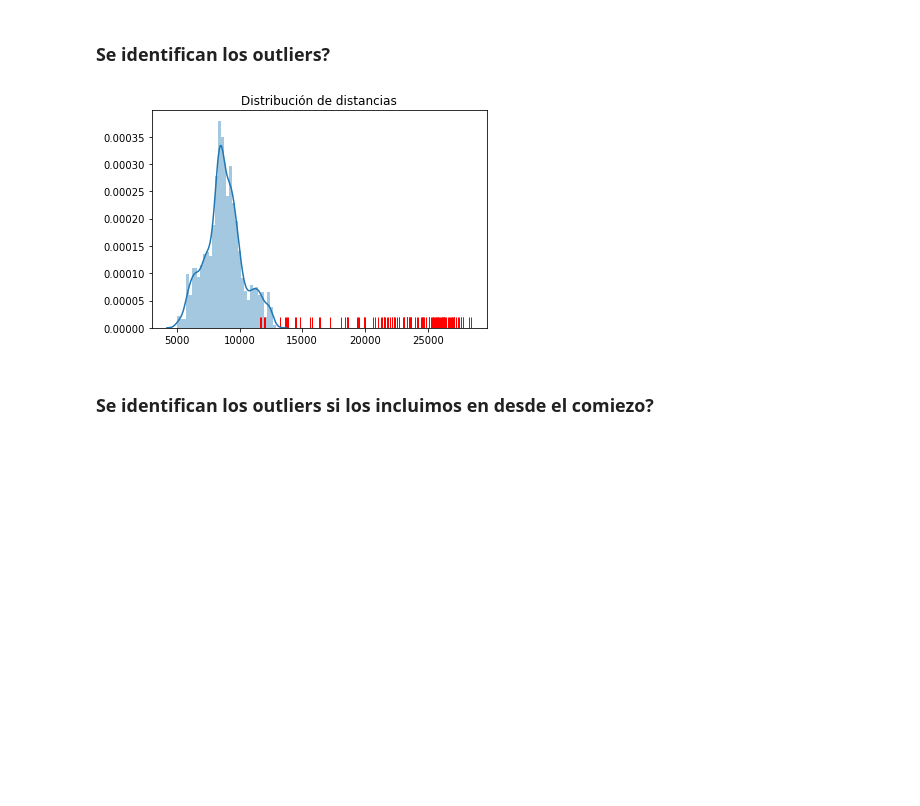
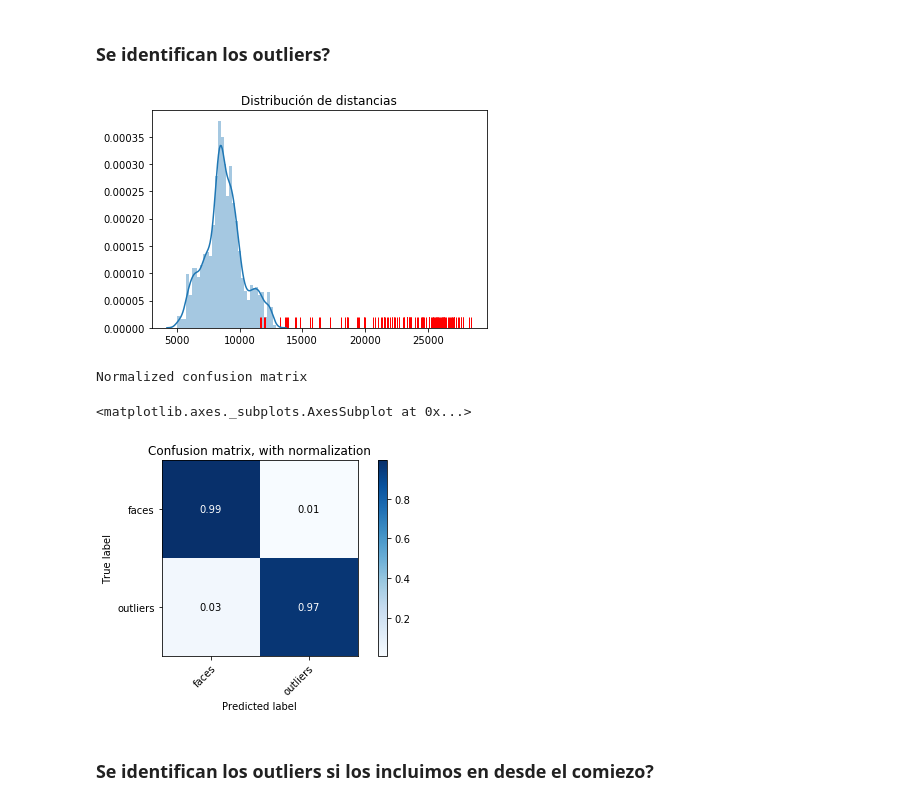
Before and after one commit to BaoxiticDC/Proyecto_Integrador1, a Jupyter notebook: Entrega1.ipynb, the cells around one changed output. Cells and saved outputs as stored; diff of their text form; code cells hidden in the pictures; blank space fills up the shorter version.

```diff
--- a/Entrega1.ipynb
+++ b/Entrega1.ipynb
@@ -222,16 +239,44 @@ plt.show()
 [figure]
 # %% [markdown]
 ### Se identifican los outliers?
-# %%
-
-distances_out=np.linalg.norm(data_set_out-cero, ord=None, axis=(1,2), keepdims=False)
-
-sns.distplot(distances)
-sns.rugplot(distances_out,color="r")
-plt.title('Distribución de distancias')
-plt.show()
-# %% [output]
-[figure, removed]
+# %%
+
+distances_out=np.linalg.norm(data_set_out-cero, ord=None, axis=(1,2), keepdims=False)
+
+sns.distplot(distances)
+sns.rugplot(distances_out,color="r")
+plt.title('Distribución de distancias')
+plt.show();
+
+distances=np.concatenate((distances,distances_out))
+
+LI= np.percentile(distances,25)-1.5*(np.percentile(distances,75)-np.percentile(distances,25))
+LS= np.percentile(distances,75)+1.5*(np.percentile(distances,75)-np.percentile(distances,25))
+
+outliers = np.argwhere( (distances> LS))
+
+L_Faces=np.zeros(data_set.shape[0])
+L_Out=np.ones(data_set_out.shape[0])
+L=np.concatenate((L_Faces,L_Out))
+
+LOut=Counter(L[outliers[:,0]])
+Outliers={"Fotos que son Outliers":LOut[0], "Verdaderos outliers": LOut[1]}
+Fotos={"Verdaderas Fotos":len(data_set)-LOut[0], "Outliers que son fotos":len(data_set_out)-LOut[1]}
+
+#print(Outliers)
+#print(Fotos)
+
+L2=np.zeros(L.shape[0])
+for i in outliers:
+    L2[i]=1
+
+plot_confusion_matrix(L,L2, classes=['faces','outliers'],
+                      title='Confusion matrix, with normalization')
+# %% [output]
+[figure, added]
+Normalized confusion matrix
+<matplotlib.axes._subplots.AxesSubplot at 0x...>
+[figure, added]
 # %% [markdown]
 ### Se identifican los outliers si los incluimos en desde el comiezo?
 # %%
```
Also changed, not shown: parts of 21 cells of this notebook, 1 other file.
